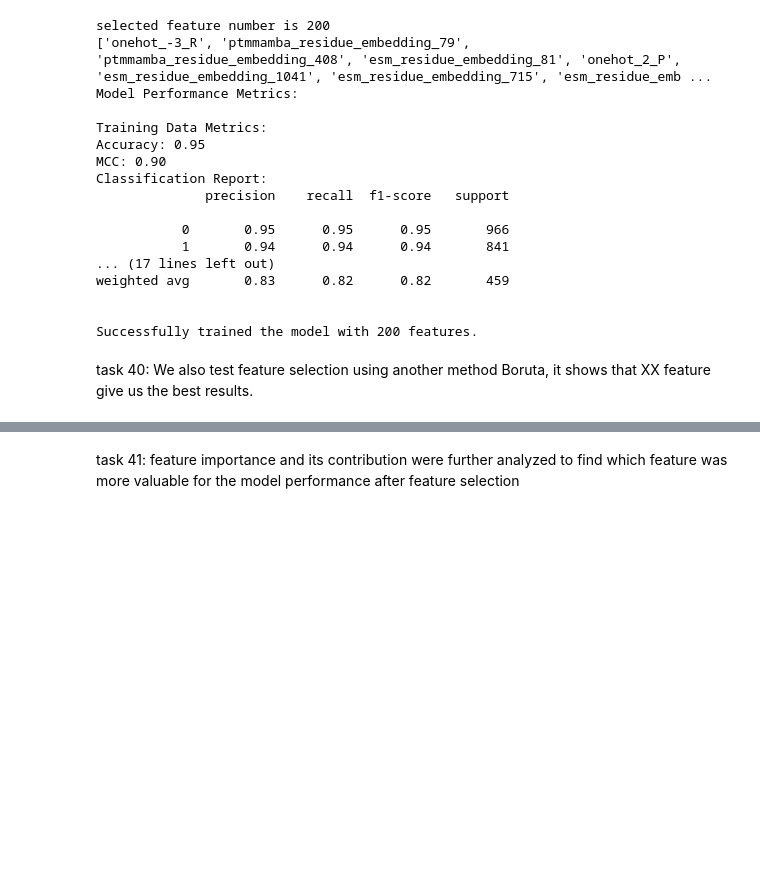
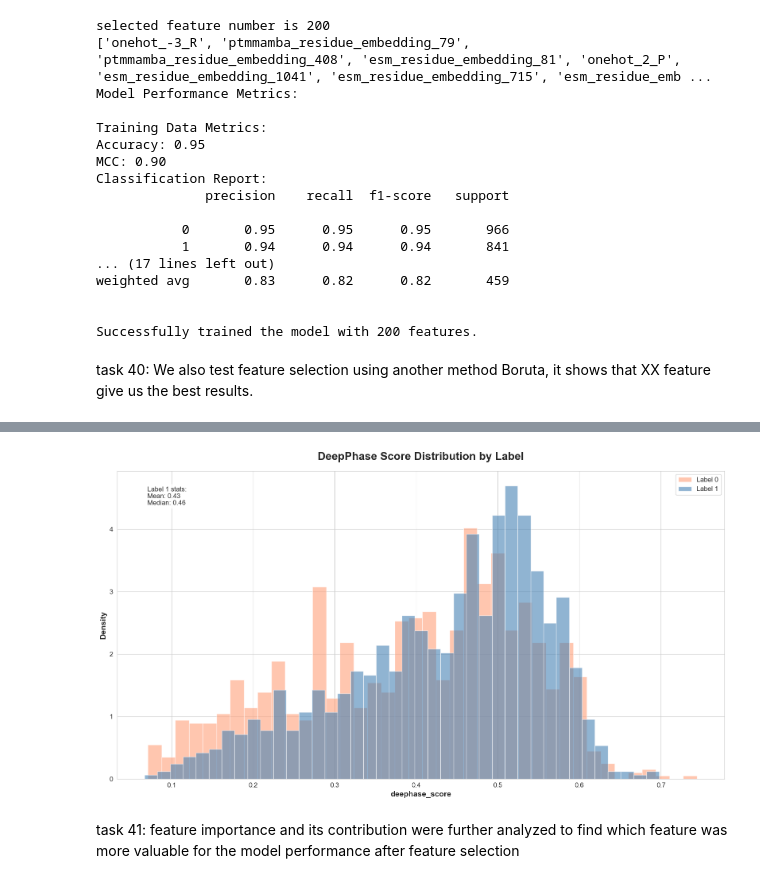
Before and after one commit to liuliu-umich/CAMP-14-3-3, a Jupyter notebook: 4.2 Modeling.ipynb, the cells around one changed output, grey strips where cells are left out. Saved outputs shown, nothing was run; the diff lists cells and outputs as text; code cells hidden in the pictures; blank space fills up the shorter version.

```diff
--- a/4.2 Modeling.ipynb
+++ b/4.2 Modeling.ipynb
@@ -887,3 +1046,7 @@ selected_features = boruta_feature_selection(training_dataset_df)
+# %%
+plot_deepphase_score_by_label(training_dataset_df, "deephase_score")
+# %% [output]
+[figure, added]
 # %% [markdown]
 task 41: feature importance and its contribution were
 further analyzed to find which feature was more valuable for
```
Also changed, not shown: parts of 29 cells of this notebook, 3 other files.
